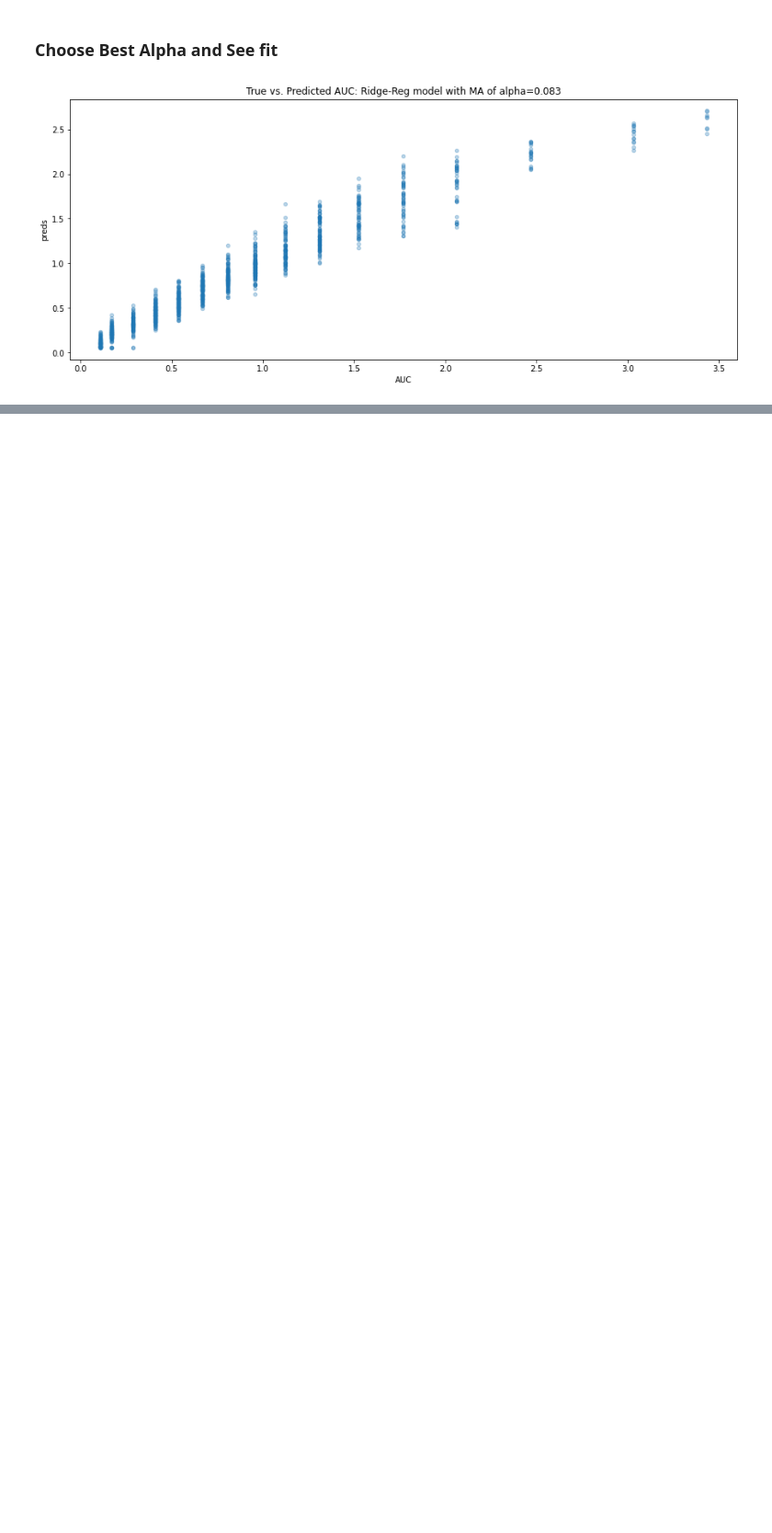
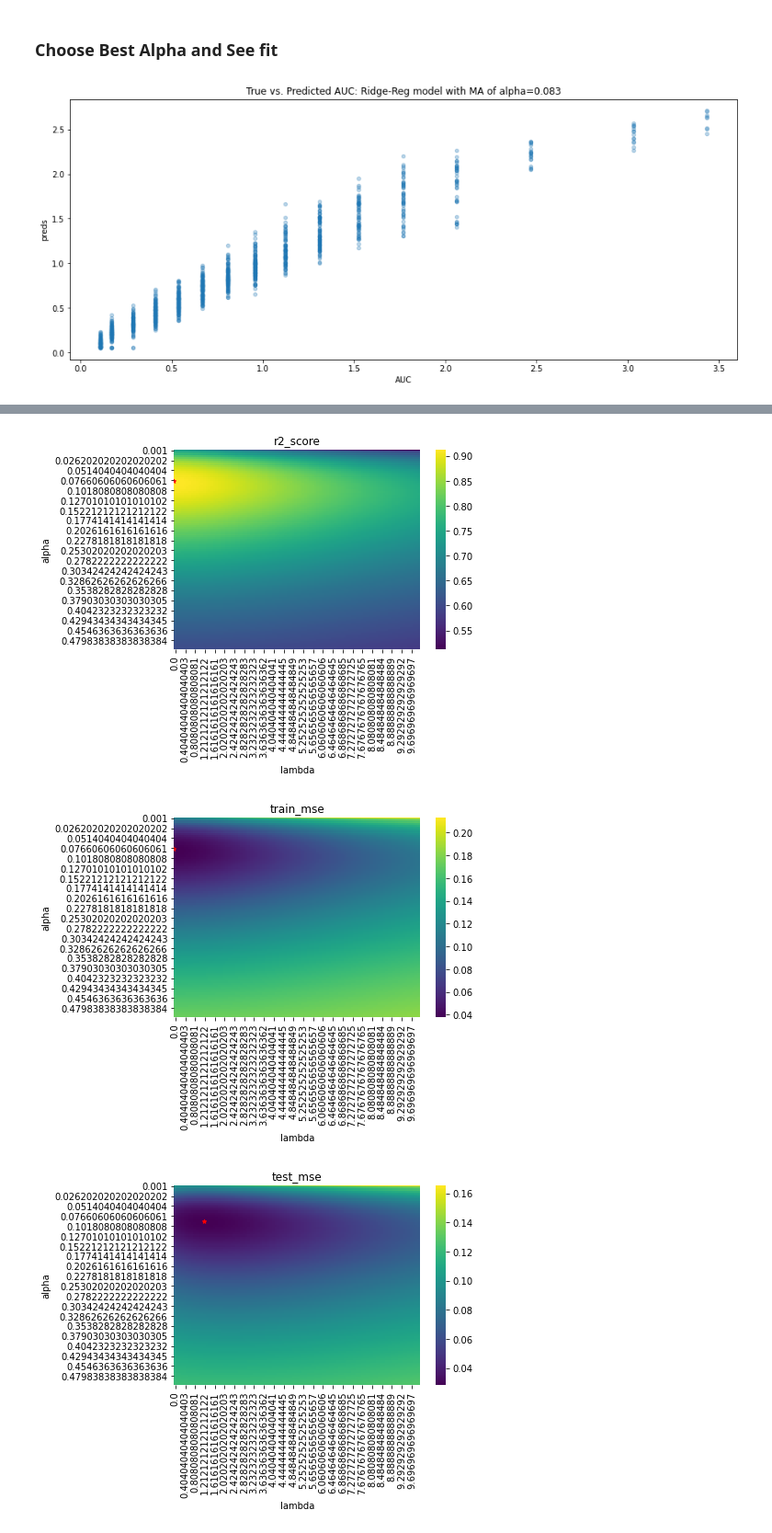
Before and after one commit to yuvfried/seminar-workshop, a Jupyter notebook: notebooks/Alternative_model_to_IB.ipynb, the cells around one changed output, grey strips where cells are left out. Shown at 92% size. Cells and saved outputs as stored; diff of their text form; code cells hidden in the pictures; blank space fills up the shorter version.

Commit message:
tune alpha and lambda

```diff
--- a/notebooks/Alternative_model_to_IB.ipynb
+++ b/notebooks/Alternative_model_to_IB.ipynb
@@ -60,8 +64,8 @@ def preprocess_reg(df_model, ma_alpha=.1):
     features = pd.DataFrame.from_dict(out_cols)
     return pd.concat([df_model, features], axis=1)
 
-def split_block(data):
-    train, test = train_test_split(data, test_size=.2, random_state=123)
+def split_block(data, **split_kwargs):
+    train, test = train_test_split(data, **split_kwargs)
     train = train.sort_index()
     test = test.sort_index()
     return train, test
@@ -121,7 +124,7 @@ df_model = df_model[["block","AUC"]].dropna()
 N:15 BETA:35.564803062231285
 # %%
 data_with_features = preprocess_reg(df_model, ma_alpha=0.1)
-train, test = split_block(data_with_features)
+train, test = split_block(data_with_features, test_size=.2, random_state=123)
 d_lambda = {}
 feature_cols=['x1','x2','x3']
 # %% [markdown]
@@ -188,7 +191,7 @@ for a in range(len(alphas)):
     d_alpha[a] = {}
 
     data_with_features = preprocess_reg(df_model, ma_alpha=alphas[a])
-    train, test = split_block(data_with_features)
+    train, test = split_block(data_with_features, test_size=.2, random_state=123)
     feature_cols=['x1','x2','x3']
     reg = ridge_with_ma(train, test,feature_cols=feature_cols, reg_lambda=LAMBDA)
 
@@ -231,0 +237,9 @@ plt.show()
+# %%
+N = 15
+BETA = betas[11]
+print(f"N:{N}", f"BETA:{BETA}")
+
+df_model = d_S[(N, BETA)]
+df_model["AUC"] = simulate_auc(df_model["S"], sigma=0.1)
+df_model = df_model[["block","AUC"]].dropna()
+df_model
@@ -231,0 +287,35 @@ plt.show()
+# %%
+df_best = pd.concat(
+    [df_res.loc[df_res['r2'] == df_res['r2'].max()],
+     df_res.loc[df_res['train_mse'] == df_res['train_mse'].min()],
+     df_res.loc[df_res['test_mse'] == df_res['test_mse'].min()]])
+df_best.index = ['best_r2', 'best_train_mse', 'best_test_mse']
+
+sns.heatmap(df_res.pivot(index="alpha", columns="lambda", values="r2"), cmap="viridis")
+plt.title("r2_score")
+l = np.where(np.isclose(lambdas,df_best.loc['best_r2','lambda']))[0][0]
+alpha = np.where(np.isclose(alphas,df_best.loc['best_r2','alpha']))[0][0]
+plt.scatter(x=l, y=alpha, s=20, marker="*", c='red')
+plt.show()
+
+sns.heatmap(df_res.pivot(index="alpha", columns="lambda", values="train_mse"), cmap="viridis")
+plt.title("train_mse")
+best_train_mse = df_res.loc[df_res['train_mse'].argmin()]
+l = np.where(np.isclose(lambdas,df_best.loc['best_train_mse','lambda']))[0][0]
+alpha = np.where(np.isclose(alphas,df_best.loc['best_train_mse','alpha']))[0][0]
+plt.scatter(x=l, y=alpha, s=20, marker="*", c='red')
+plt.show()
+
+sns.heatmap(df_res.pivot(index="alpha", columns="lambda", values="test_mse"), cmap="viridis")
+plt.title("test_mse")
+best_test_mse = df_res.loc[df_res['test_mse'].argmin()]
+l = np.where(np.isclose(lambdas,df_best.loc['best_test_mse','lambda']))[0][0]
+alpha = np.where(np.isclose(alphas,df_best.loc['best_test_mse','alpha']))[0][0]
+plt.scatter(x=l, y=alpha, s=20, marker="*", c='red')
+plt.show()
+
+df_best
+# %% [output]
+[figure, added]
+[figure, added]
+[figure, added]
```
Also changed, not shown: parts of 17 cells of this notebook.
